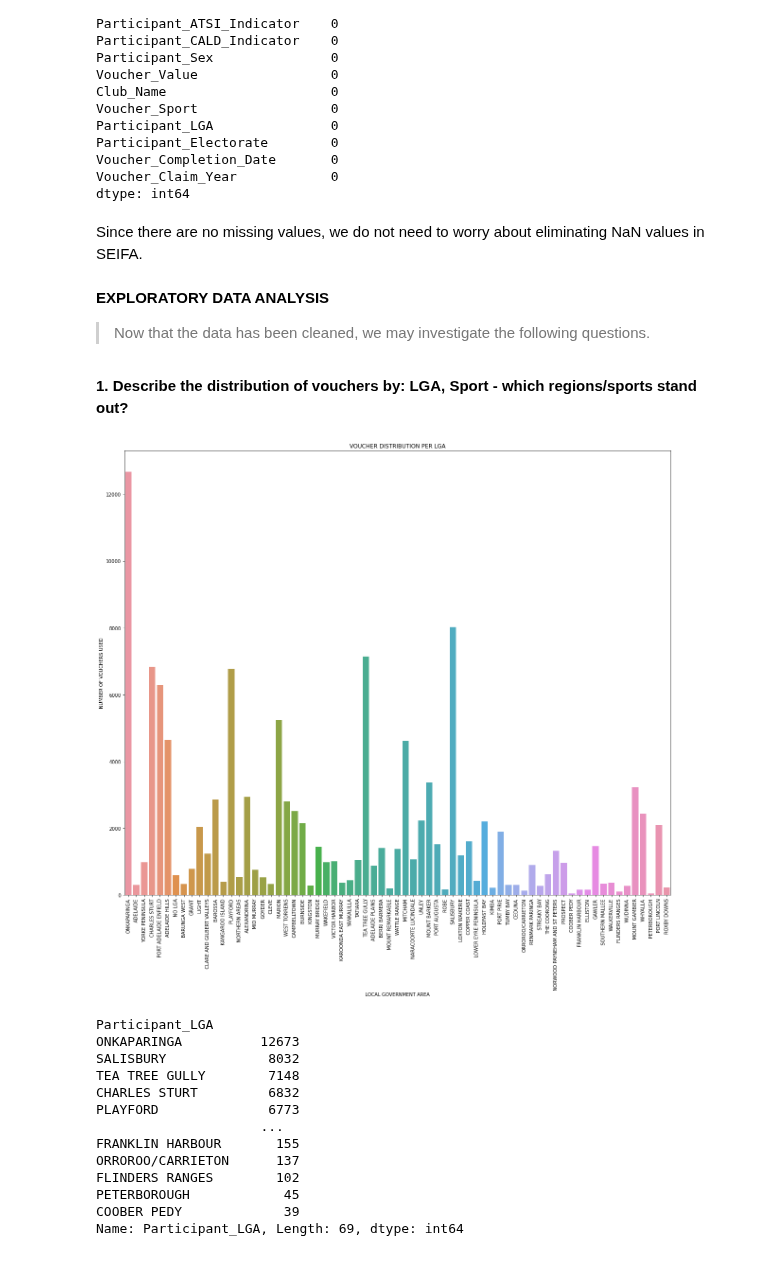
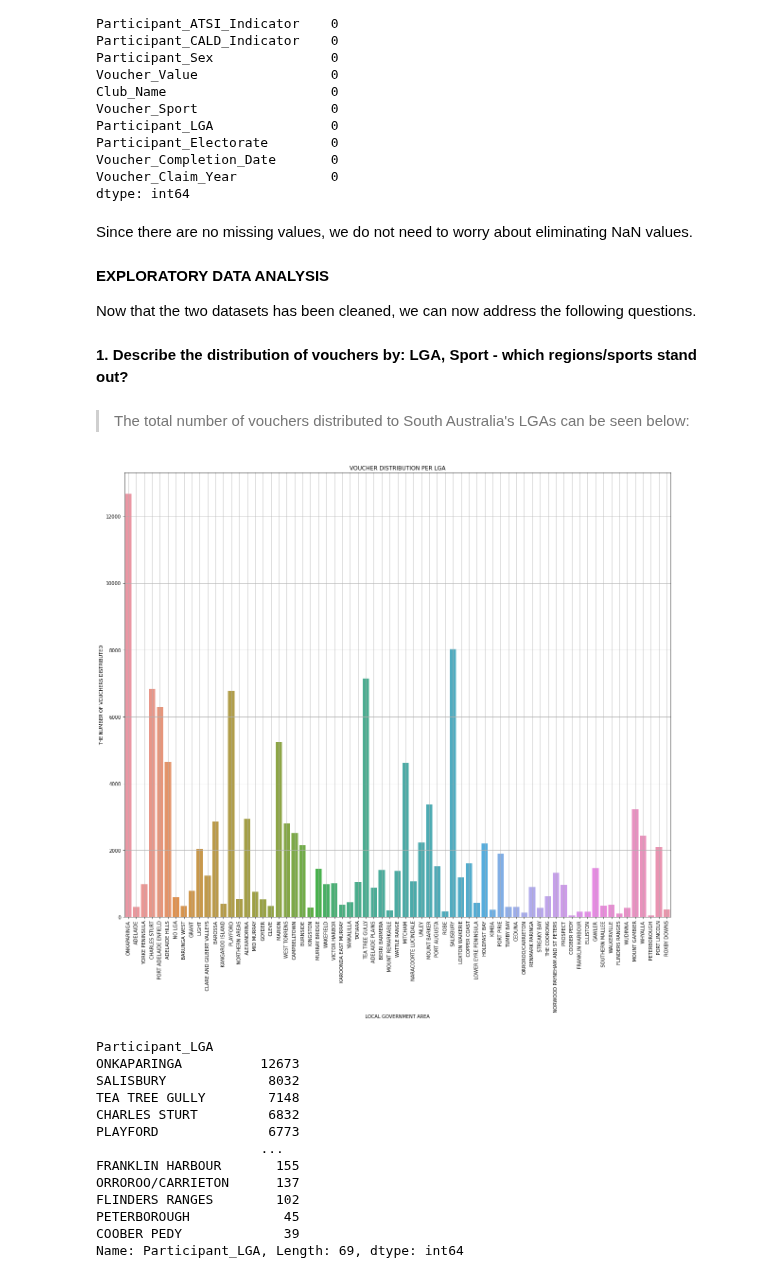
Before and after one commit to MQCOMP2200-S2-2021/data-science-portfolio-avagardiner, a Jupyter notebook: Portfolio 2.ipynb, the cells around one changed output. Drawn from its saved outputs; the diff is of its cells as text; code cells hidden in the pictures.

```diff
--- a/Portfolio 2.ipynb
+++ b/Portfolio 2.ipynb
@@ -174,28 +184,32 @@ Voucher_Completion_Date       0
 Voucher_Claim_Year            0
 dtype: int64
 # %% [markdown]
-Since there are no missing values, we do not need to worry about eliminating NaN values in SEIFA.
+Since there are no missing values, we do not need to worry about eliminating NaN values.
 # %% [markdown]
 **EXPLORATORY DATA ANALYSIS**
 
-> Now that the data has been cleaned, we may investigate the following questions.
+Now that the two datasets has been cleaned, we can now address the following questions.
 # %% [markdown]
 **1. Describe the distribution of vouchers by: LGA, Sport - which regions/sports stand out?**
+# %% [markdown]
+> The total number of vouchers distributed to South Australia's LGAs can be seen below:
 # %%
 # Change size
 plt.figure(figsize=(20.7,17.27))
 # Plot figures
 sns.countplot(x='Participant_LGA', data = sa_vouchers)
 # Rotate X-Axis Ticks by 90-degrees
 plt.xticks(rotation = 90)
 # Add title
 plt.title("VOUCHER DISTRIBUTION PER LGA")
 # Add label on the x-axis
 plt.xlabel('LOCAL GOVERNMENT AREA')
 # Add label on the y-axis
-plt.ylabel('NUMBER OF VOUCHERS USED')
+plt.ylabel('THE NUMBER OF VOUCHERS DISTRIBUTED')
+# Add grid
+plt.grid()
 # Show graph
 plt.show()
 # %% [output]
-[figure, old version]
+[figure, new version]
 # %%
```
Also changed, not shown: parts of 57 cells of this notebook, 1 other file.
